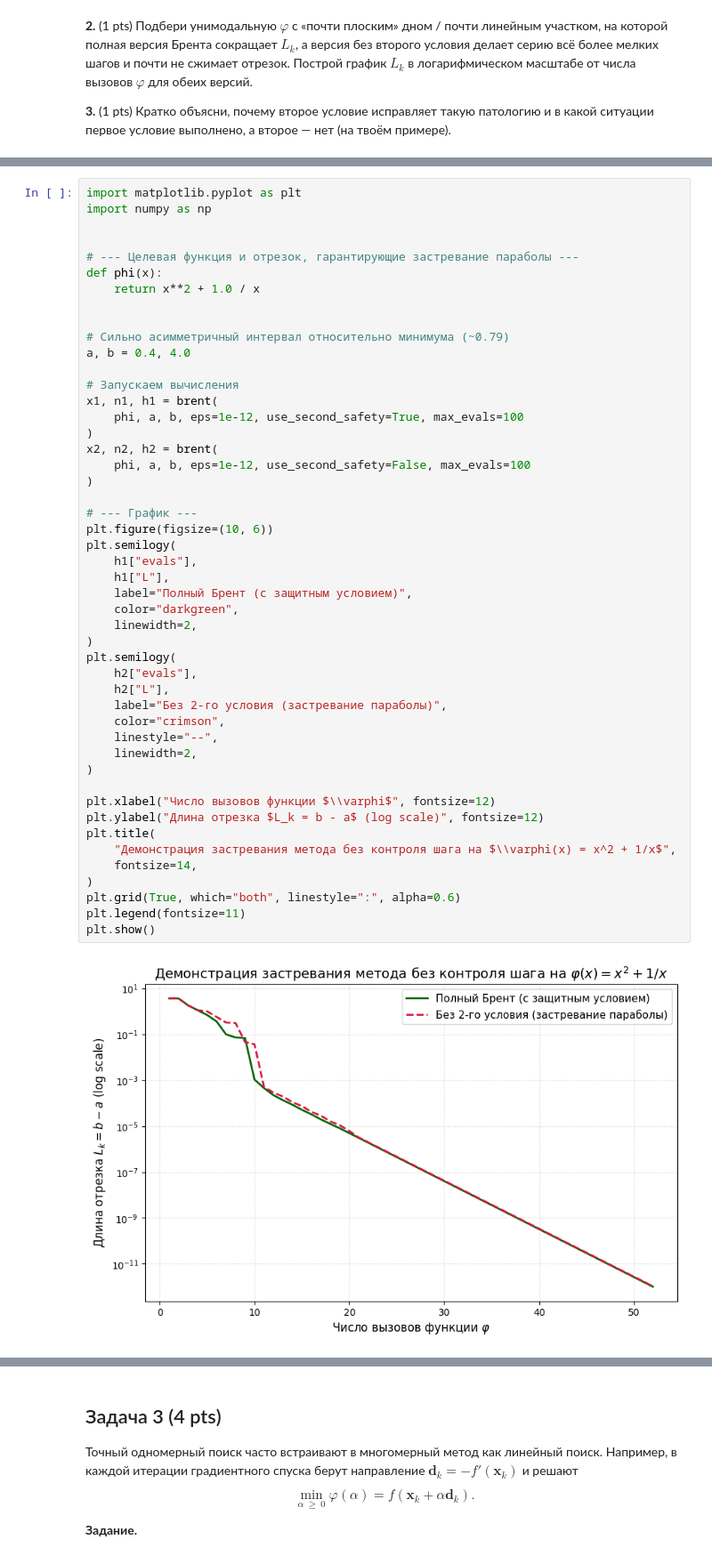
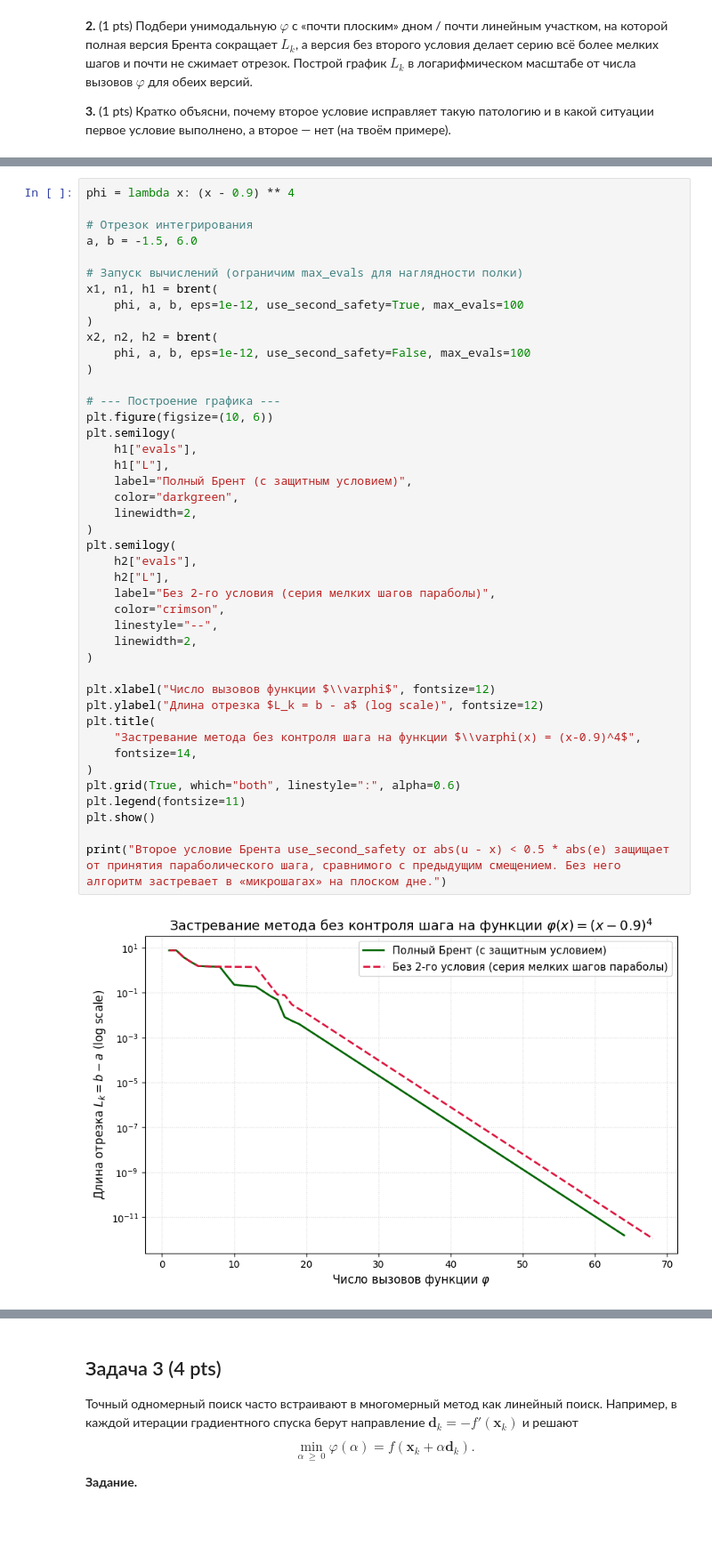
Before and after one commit to dchurikov1983/msc-methods-optimization-autumn-2026, a Jupyter notebook: Неделя 2 Матричное дифференцирование и одномерная оптимизация/Неделя 2_Методы оптимизации_ДЗ done.ipynb, the cells around one changed output, grey strips where cells are left out. Shown at 89% size. Saved outputs shown, nothing was run; the diff lists cells and outputs as text; blank space fills up the shorter version.

```diff
--- a/Неделя 2 Матричное дифференцирование и одномерная оптимизация/Неделя 2_Методы оптимизации_ДЗ done.ipynb
+++ b/Неделя 2 Матричное дифференцирование и одномерная оптимизация/Неделя 2_Методы оптимизации_ДЗ done.ipynb
@@ -338,50 +226,45 @@ without safety:  x = 0.8997624699084146 evals = 59 last L = 1.3116840946736374e-
 # %%
-import matplotlib.pyplot as plt
-import numpy as np
+phi = lambda x: (x - 0.9) ** 4
 
+# Отрезок интегрирования
+a, b = -1.5, 6.0
 
-# --- Целевая функция и отрезок, гарантирующие застревание параболы ---
-def phi(x):
-    return x**2 + 1.0 / x
-
-
-# Сильно асимметричный интервал относительно минимума (~0.79)
-a, b = 0.4, 4.0
-
-# Запускаем вычисления
+# Запуск вычислений (ограничим max_evals для наглядности полки)
 x1, n1, h1 = brent(
     phi, a, b, eps=1e-12, use_second_safety=True, max_evals=100
 )
 x2, n2, h2 = brent(
     phi, a, b, eps=1e-12, use_second_safety=False, max_evals=100
 )
 
-# --- График ---
+# --- Построение графика ---
 plt.figure(figsize=(10, 6))
 plt.semilogy(
     h1["evals"],
     h1["L"],
     label="Полный Брент (с защитным условием)",
     color="darkgreen",
     linewidth=2,
 )
 plt.semilogy(
     h2["evals"],
     h2["L"],
-    label="Без 2-го условия (застревание параболы)",
+    label="Без 2-го условия (серия мелких шагов параболы)",
     color="crimson",
     linestyle="--",
     linewidth=2,
 )
 
 plt.xlabel("Число вызовов функции $\\varphi$", fontsize=12)
 plt.ylabel("Длина отрезка $L_k = b - a$ (log scale)", fontsize=12)
 plt.title(
-    "Демонстрация застревания метода без контроля шага на $\\varphi(x) = x^2 + 1/x$",
+    "Застревание метода без контроля шага на функции $\\varphi(x) = (x-0.9)^4$",
     fontsize=14,
 )
 plt.grid(True, which="both", linestyle=":", alpha=0.6)
 plt.legend(fontsize=11)
 plt.show()
+
+print("Второе условие Брента use_second_safety or abs(u - x) < 0.5 * abs(e) защищает от принятия параболического шага, сравнимого с предыдущим смещением. Без него алгоритм застревает в «микрошагах» на плоском дне.")
 # %% [output]
-[figure, old version]
+[figure, new version]
```
Also changed, not shown: parts of 5 cells of this notebook.
